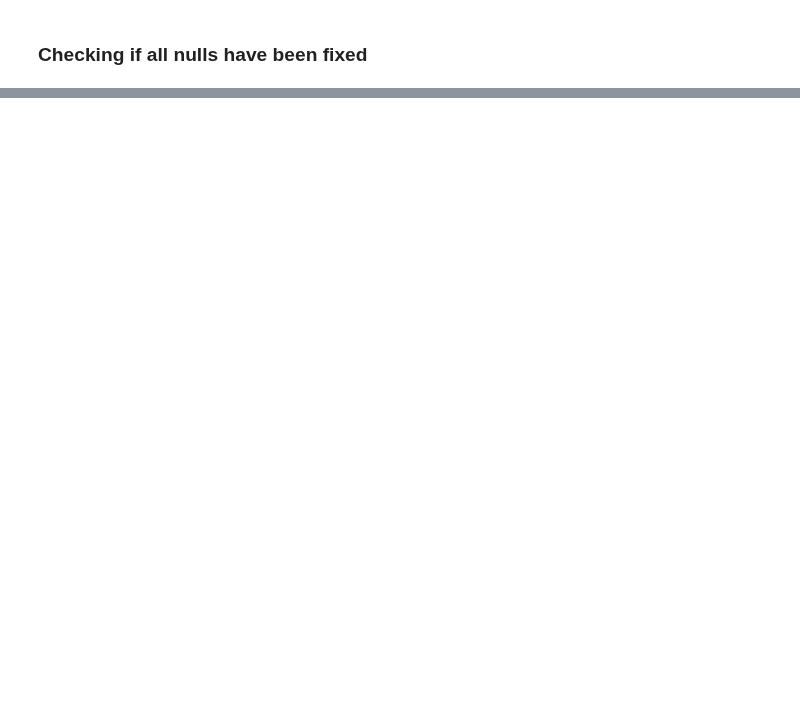
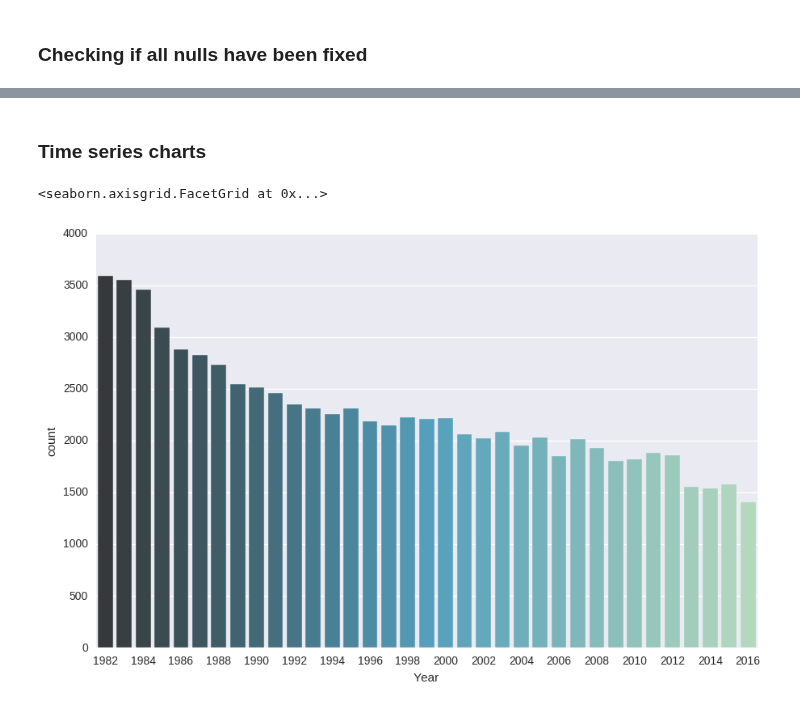
Before and after one commit to ddmng/jupyter-test, a Jupyter notebook: aviation/Exploring aviation data.ipynb, the cells around one changed output, grey strips where cells are left out. Saved outputs shown, nothing was run; the diff lists cells and outputs as text; code cells hidden in the pictures; blank space fills up the shorter version.

```diff
--- a/aviation/Exploring aviation data.ipynb
+++ b/aviation/Exploring aviation data.ipynb
@@ -359,0 +450,15 @@ Name: EngineType, dtype: object
+# %% [markdown]
+### Time series charts
+# %%
+# For the time series charts I start sorting data
+df = df.sort_values(by=['Year', 'Month', 'Day'], ascending=True)
+
+years = np.arange(1982, 2017)
+
+sns.set(style="darkgrid")
+g = sns.factorplot(x="Year", data=df, kind="count",
+                   palette="GnBu_d", size=6, aspect=1.5, order=years)
+g.set_xticklabels(step=2)
+# %% [output]
+<seaborn.axisgrid.FacetGrid at 0x...>
+[figure, added]
```
Also changed, not shown: parts of 30 cells of this notebook, 1 other file.
